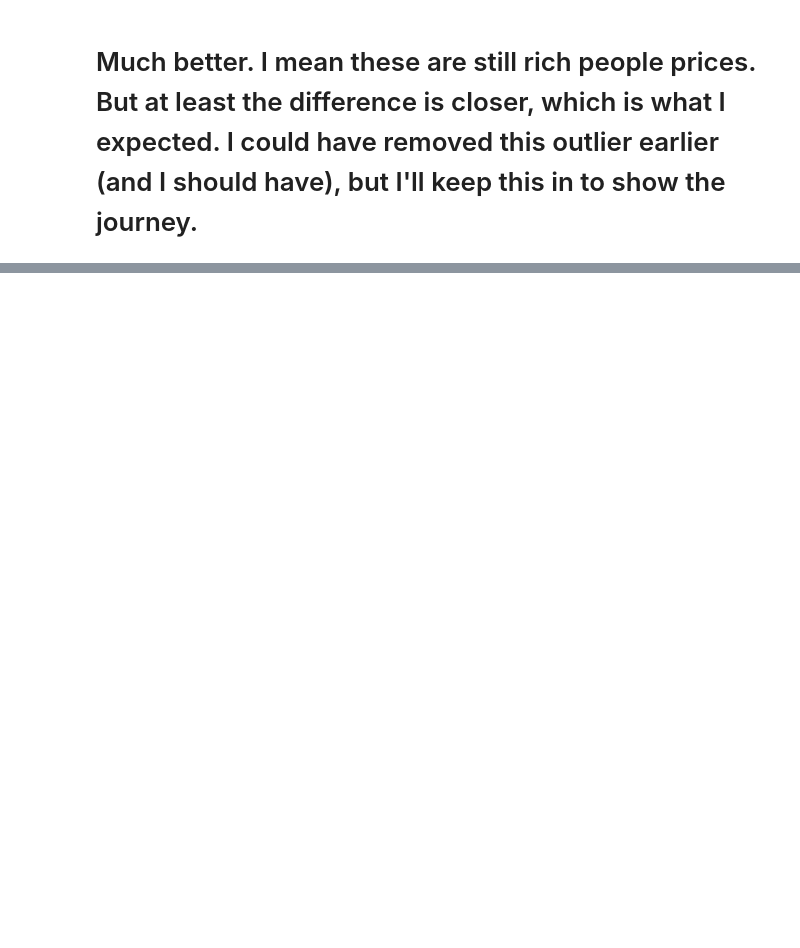
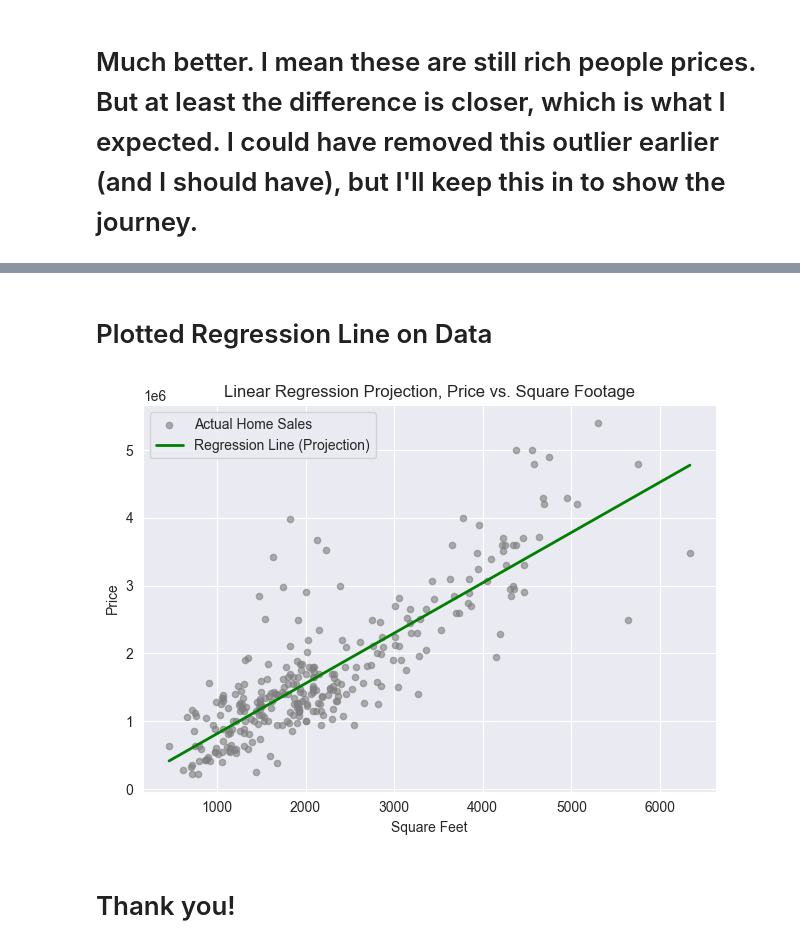
Before and after one commit to Alex-Astralis/MAT345, a Jupyter notebook: PR1/Alex_Herrera_MAT345_Project1.ipynb, the cells around one changed output, grey strips where cells are left out. Cells and saved outputs as stored; diff of their text form; code cells hidden in the pictures; blank space fills up the shorter version.

```diff
--- a/PR1/Alex_Herrera_MAT345_Project1.ipynb
+++ b/PR1/Alex_Herrera_MAT345_Project1.ipynb
@@ -232,0 +388,23 @@ Fail to reject H0: No significant evidence Bellevue is cheaper than Redmond (p=0
+# %% [markdown]
+# Plotted Regression Line on Data
+# %%
+# Generate a smooth line of predicted prices over square footage
+xs = np.linspace(x_all.min(), x_all.max(), 200)
+ys = predict_line(b0, b1, xs)
+
+# Actual data (all cities)
+plt.scatter(x_all, y_all, s=20, alpha=0.6, label="Actual Home Sales", color="gray")
+
+# Regression line (projection of the regression plane)
+plt.plot(xs, ys, color="green", linewidth=2, label="Regression Line (Projection)")
+
+plt.xlabel("Square Feet")
+plt.ylabel("Price")
+plt.title("Linear Regression Projection, Price vs. Square Footage")
+plt.legend()
+plt.tight_layout()
+plt.show()
+# %% [output]
+[figure, added]
+# %% [markdown]
+# Thank you!
```
Also changed, not shown: parts of 13 cells of this notebook.
